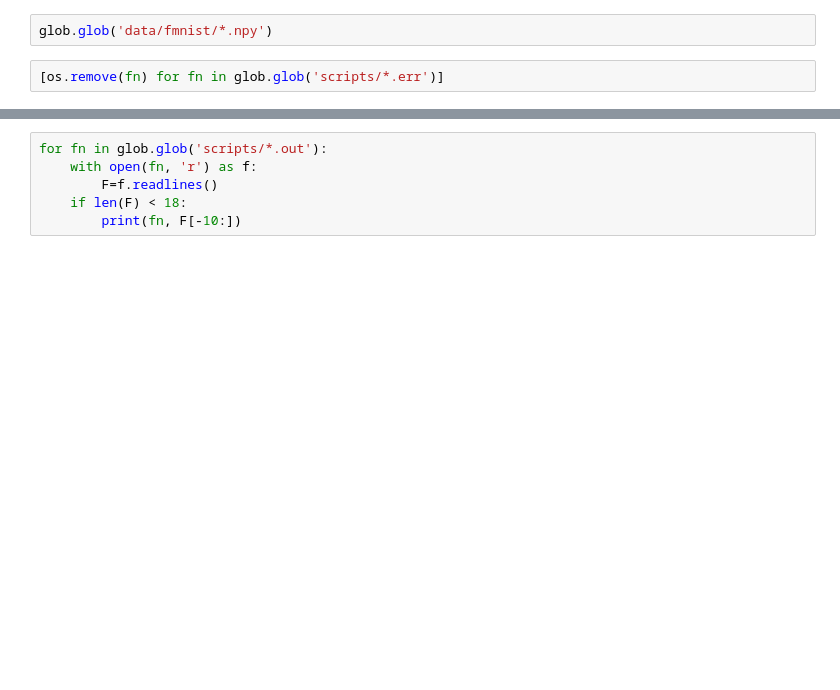
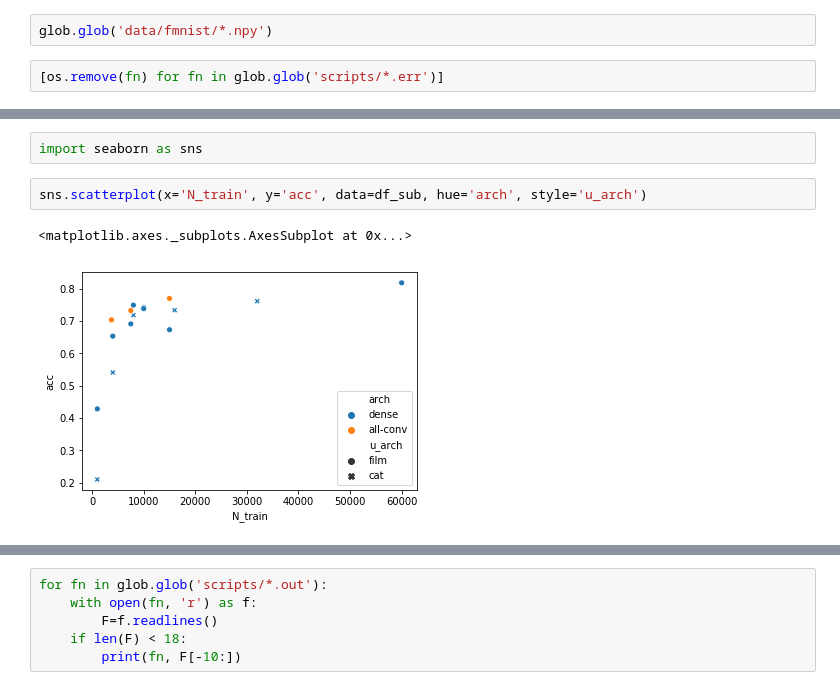
Before and after one commit to clintonjwang/conditional_nets, a Jupyter notebook: scratchpad.ipynb, the cells around one changed output, grey strips where cells are left out. Cells and saved outputs as stored; diff of their text form; blank space fills up the shorter version.

```diff
--- a/scratchpad.ipynb
+++ b/scratchpad.ipynb
@@ -78,0 +125,7 @@ glob.glob('data/fmnist/*.npy')
+# %%
+import seaborn as sns
+# %%
+sns.scatterplot(x='N_train', y='acc', data=df_sub, hue='arch', style='u_arch')
+# %% [output]
+<matplotlib.axes._subplots.AxesSubplot at 0x...>
+[figure, added]
```
Also changed, not shown: parts of 40 cells of this notebook, 8 other files.
